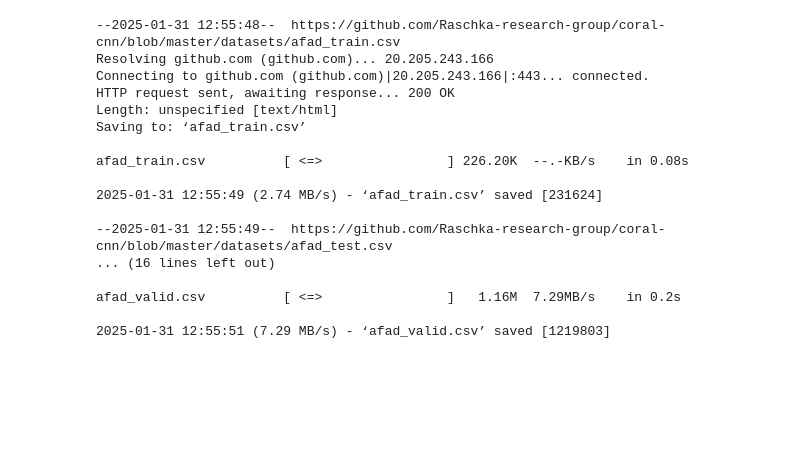
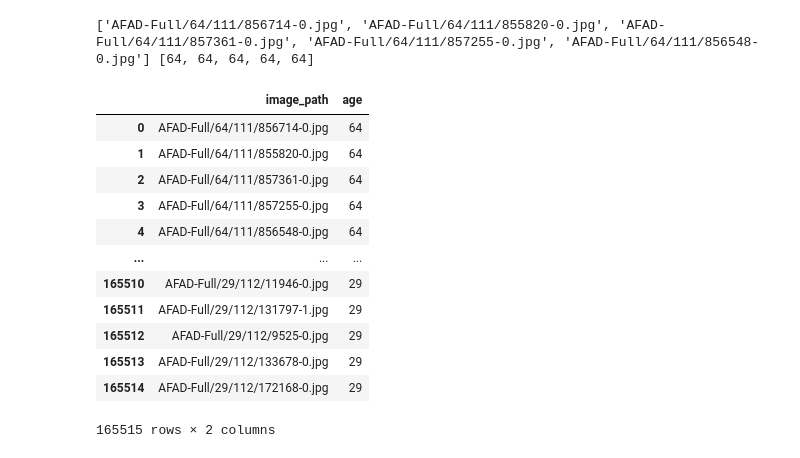
Before and after one commit to qivaijar/oracle-assignment-age-classifier, a Jupyter notebook: age_classifier.ipynb, the cells around one changed output. Drawn from its saved outputs; the diff is of its cells as text; code cells hidden in the pictures; blank space fills up the shorter version.

```diff
--- a/age_classifier.ipynb
+++ b/age_classifier.ipynb
@@ -16,33 +15,56 @@ if 'AFAD-Full' not in os.listdir():
 # %%
-# Download annotated metadata
+# Dataset labelling
+from tqdm import tqdm
 
-metadata_folder = 'metadata'
+filenames = []
+ages = []
 
-if metadata_folder not in os.listdir():
-    !mkdir {metadata_folder}
+for age in tqdm(os.listdir(dataset_folder)):
+    if (age == 'AFAD-Full.txt') or (age == 'README.md'):
+        continue
 
-if len(os.listdir(metadata_folder)) == 0:
-    !wget https://github.com/Raschka-research-group/coral-cnn/blob/master/datasets/afad_train.csv
-    !wget https://github.com/Raschka-research-group/coral-cnn/blob/master/datasets/afad_test.csv
-    !wget https://github.com/Raschka-research-group/coral-cnn/blob/master/datasets/afad_valid.csv
-    !mv *.csv {metadata_folder}
+    sub_folders = os.listdir(
+        os.path.join(
+            dataset_folder, age
+        )
+    )
+    for sf in sub_folders:
+        cur_folder = os.path.join(
+            dataset_folder, age, sf
+        )
+        for file in os.listdir(cur_folder):
+            filenames.append(
+                os.path.join(
+                    cur_folder, file
+                )
+            )
+            ages.append(int(age))
+
+print(filenames[:5], ages[:5])
 # %% [output]
---2025-01-31 12:55:48--  https://github.com/Raschka-research-group/coral-cnn/blob/master/datasets/afad_train.csv
-Resolving github.com (github.com)... 20.205.243.166
-Connecting to github.com (github.com)|20.205.243.166|:443... connected.
-HTTP request sent, awaiting response... 200 OK
-Length: unspecified [text/html]
-Saving to: ‘afad_train.csv’
-
-afad_train.csv          [ <=>                ] 226.20K  --.-KB/s    in 0.08s
-
-2025-01-31 12:55:49 (2.74 MB/s) - ‘afad_train.csv’ saved [231624]
-
---2025-01-31 12:55:49--  https://github.com/Raschka-research-group/coral-cnn/blob/master/datasets/afad_test.csv
-... (16 lines left out)
-
-afad_valid.csv          [ <=>                ]   1.16M  7.29MB/s    in 0.2s
-
-2025-01-31 12:55:51 (7.29 MB/s) - ‘afad_valid.csv’ saved [1219803]
+['AFAD-Full/64/111/856714-0.jpg', 'AFAD-Full/64/111/855820-0.jpg', 'AFAD-Full/64/111/857361-0.jpg', 'AFAD-Full/64/111/857255-0.jpg', 'AFAD-Full/64/111/856548-0.jpg'] [64, 64, 64, 64, 64]
 # %%
-# Analyze Train & Test set
+# Create pandas dataframe
+import pandas as pd
+
+dataframe = pd.DataFrame(
+    {
+    'image_path': filenames,
+    'age': ages
+}
+)
+dataframe
+# %% [output]
+|  | image_path | age |
+| 0 | AFAD-Full/64/111/856714-0.jpg | 64 |
+| 1 | AFAD-Full/64/111/855820-0.jpg | 64 |
+| 2 | AFAD-Full/64/111/857361-0.jpg | 64 |
+| 3 | AFAD-Full/64/111/857255-0.jpg | 64 |
+| 4 | AFAD-Full/64/111/856548-0.jpg | 64 |
+| ... | ... | ... |
+| 165510 | AFAD-Full/29/112/11946-0.jpg | 29 |
+| 165511 | AFAD-Full/29/112/131797-1.jpg | 29 |
+| 165512 | AFAD-Full/29/112/9525-0.jpg | 29 |
+| 165513 | AFAD-Full/29/112/133678-0.jpg | 29 |
+| 165514 | AFAD-Full/29/112/172168-0.jpg | 29 |
+165515 rows × 2 columns
```
Also changed, not shown: parts of 10 cells of this notebook.
